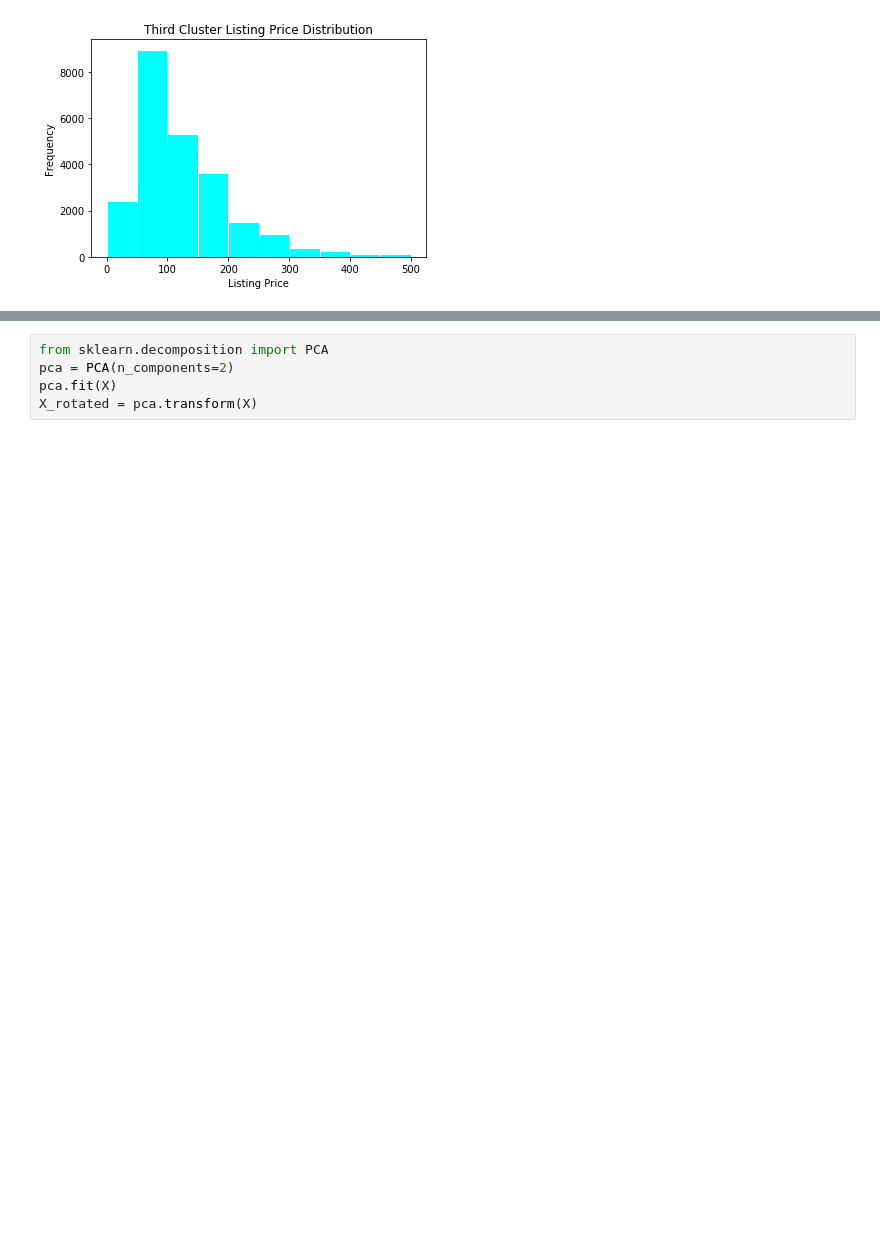
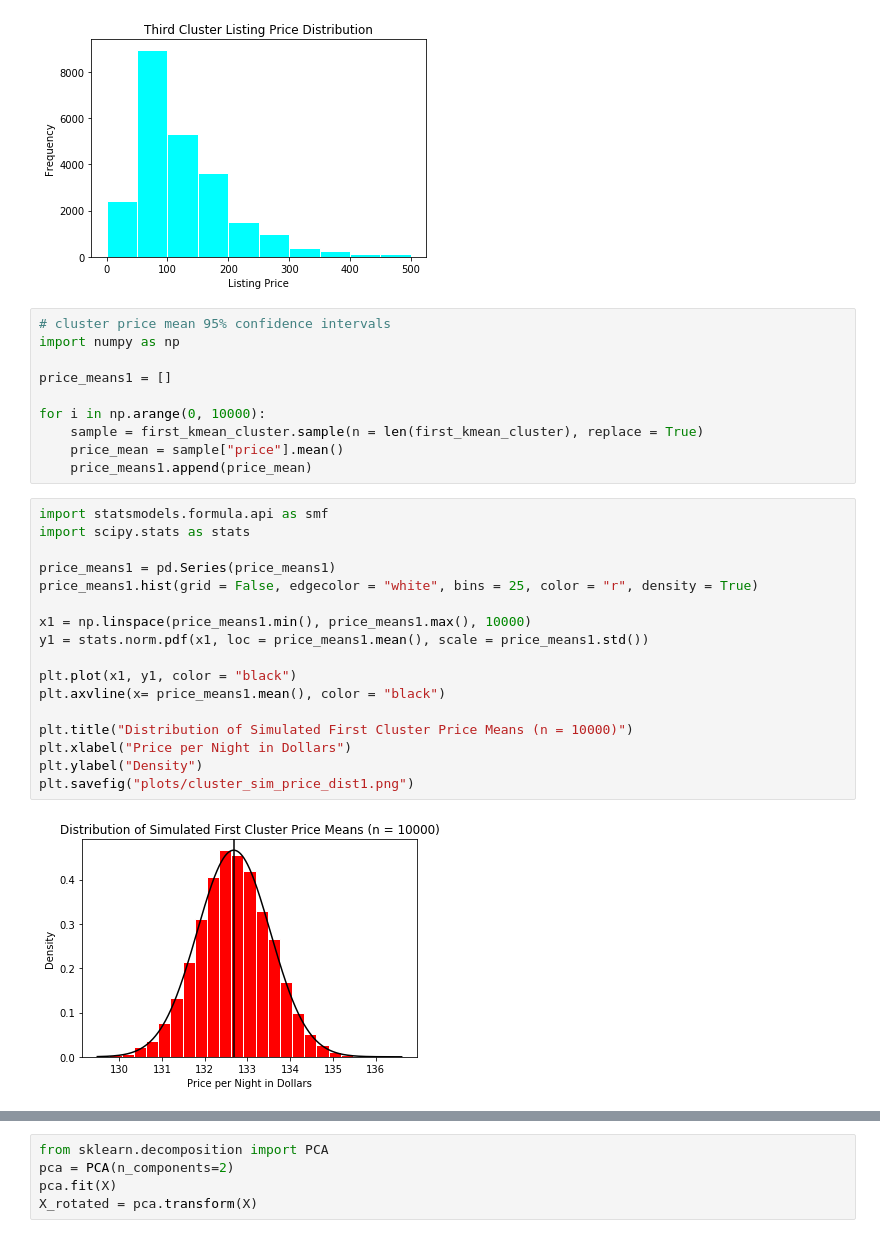
Before and after one commit to esm2000/ds_coursework_python, a Jupyter notebook: mat_328/project/k_means_clustering.ipynb, the cells around one changed output, grey strips where cells are left out. Drawn from its saved outputs; the diff is of its cells as text; blank space fills up the shorter version.

Commit message:
cluster listing price hypothesis testing

```diff
--- a/mat_328/project/k_means_clustering.ipynb
+++ b/mat_328/project/k_means_clustering.ipynb
@@ -183,3 +183,32 @@ plt.ylabel("Frequency")
 plt.savefig("plots/third_cluster_price_dist.png")
 # %% [output]
 [figure]
+# %%
+# cluster price mean 95% confidence intervals
+import numpy as np
+
+price_means1 = []
+
+for i in np.arange(0, 10000):
+    sample = first_kmean_cluster.sample(n = len(first_kmean_cluster), replace = True)
+    price_mean = sample["price"].mean()
+    price_means1.append(price_mean)
+# %%
+import statsmodels.formula.api as smf
+import scipy.stats as stats
+
+price_means1 = pd.Series(price_means1)
+price_means1.hist(grid = False, edgecolor = "white", bins = 25, color = "r", density = True)
+
+x1 = np.linspace(price_means1.min(), price_means1.max(), 10000)
+y1 = stats.norm.pdf(x1, loc = price_means1.mean(), scale = price_means1.std())
+
+plt.plot(x1, y1, color = "black")
+plt.axvline(x= price_means1.mean(), color = "black")
+
+plt.title("Distribution of Simulated First Cluster Price Means (n = 10000)")
+plt.xlabel("Price per Night in Dollars")
+plt.ylabel("Density")
+plt.savefig("plots/cluster_sim_price_dist1.png")
+# %% [output]
+[figure, added]
```
Also changed, not shown: parts of 15 cells of this notebook, 5 other files.
